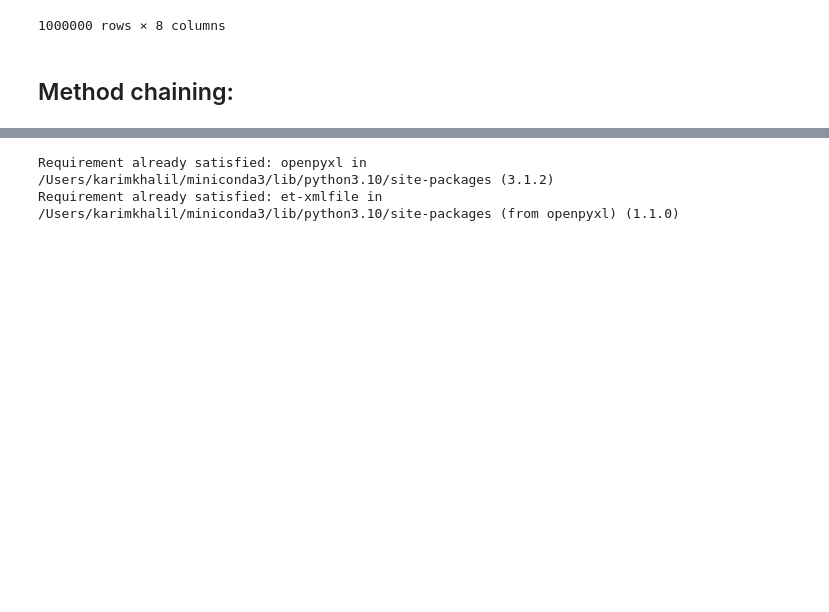
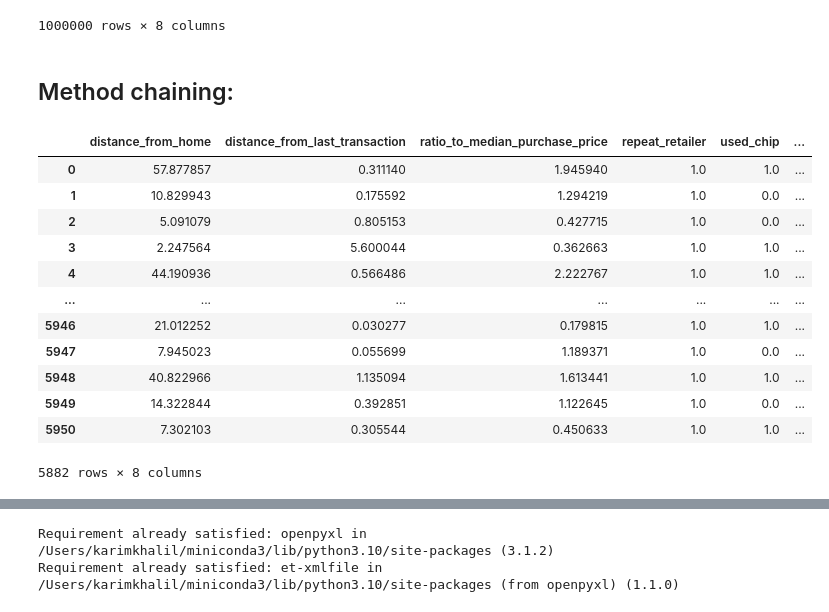
Before and after one commit to KarimKhalil33/CreditCard-Fraud-Data-Analysis, a Jupyter notebook: analysis/analysis2.ipynb, the cells around one changed output, grey strips where cells are left out. Cells and saved outputs as stored; diff of their text form; code cells hidden in the pictures; blank space fills up the shorter version.

```diff
--- a/analysis/analysis2.ipynb
+++ b/analysis/analysis2.ipynb
@@ -33,6 +33,21 @@ mydata
 from codes import KarimData as pf
 # %%
 mydata = pf.filter_data("../data/raw/card_transdata.csv",mydata)
+mydata
+# %% [output]
+|  | distance_from_home | distance_from_last_transaction | ratio_to_median_purchase_price | repeat_retailer | used_chip | ... |
+| 0 | 57.877857 | 0.311140 | 1.945940 | 1.0 | 1.0 | ... |
+| 1 | 10.829943 | 0.175592 | 1.294219 | 1.0 | 0.0 | ... |
+| 2 | 5.091079 | 0.805153 | 0.427715 | 1.0 | 0.0 | ... |
+| 3 | 2.247564 | 5.600044 | 0.362663 | 1.0 | 1.0 | ... |
+| 4 | 44.190936 | 0.566486 | 2.222767 | 1.0 | 1.0 | ... |
+| ... | ... | ... | ... | ... | ... | ... |
+| 5946 | 21.012252 | 0.030277 | 0.179815 | 1.0 | 1.0 | ... |
+| 5947 | 7.945023 | 0.055699 | 1.189371 | 1.0 | 0.0 | ... |
+| 5948 | 40.822966 | 1.135094 | 1.613441 | 1.0 | 1.0 | ... |
+| 5949 | 14.322844 | 0.392851 | 1.122645 | 1.0 | 0.0 | ... |
+| 5950 | 7.302103 | 0.305544 | 0.450633 | 1.0 | 1.0 | ... |
+5882 rows × 8 columns
 # %%
 bins = pd.cut(mydata["distance_from_home"], bins=10)
 df_byrange = mydata.groupby(bins).mean()
```
Also changed, not shown: 2 other files.
